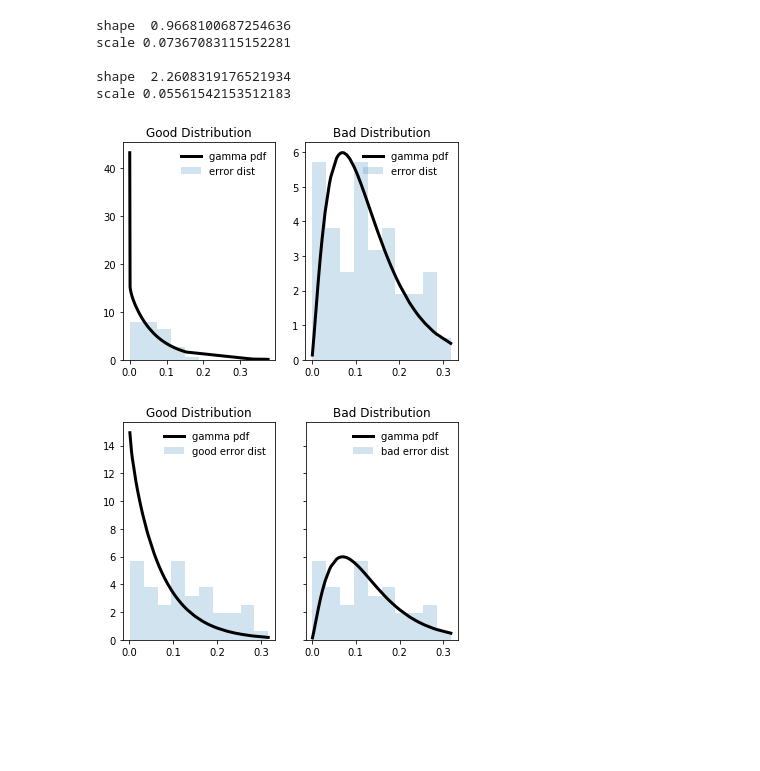
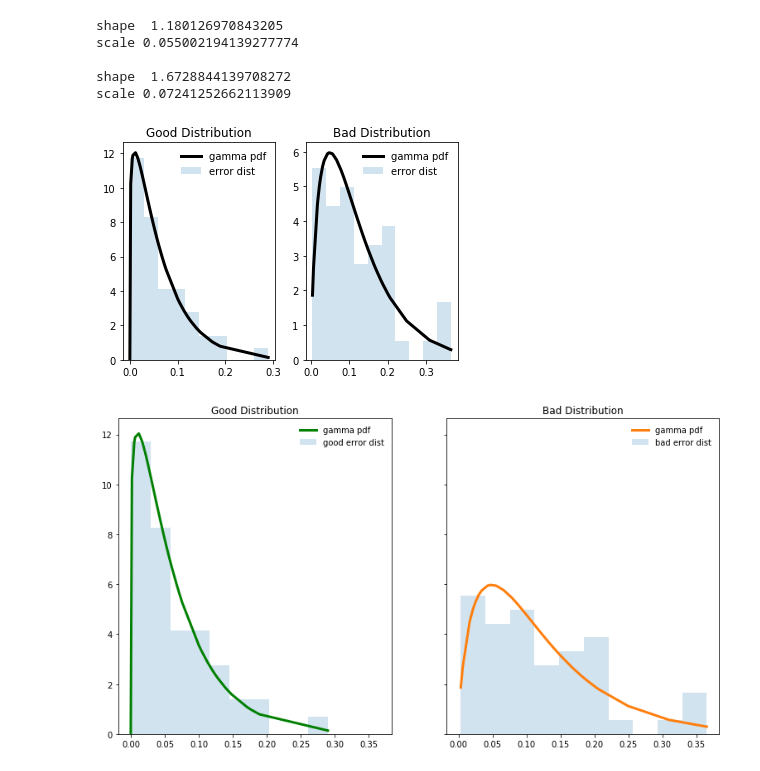
Before and after one commit to jimbo8399/optimal-stopping, a Jupyter notebook: jupyter_notebooks/LinReg with pi3.ipynb, the cells around one changed output. Cells and saved outputs as stored; diff of their text form; code cells hidden in the pictures; blank space fills up the shorter version.

Commit message:
changed plot labels and some changes to the playground notebooks

```diff
--- a/jupyter_notebooks/LinReg with pi3.ipynb
+++ b/jupyter_notebooks/LinReg with pi3.ipynb
@@ -19,7 +19,7 @@ print(len(bad_dist))
 # %%
 fig, (ax1, ax2) = plt.subplots(1, 2, sharey=False)
 
-x = sorted(good_dist)
+x = sorted(good_dist[:50])
 mean = np.mean(x)
 var = np.var(x)
 
@@ -40,7 +40,7 @@ ax1.ticklabel_format(style='plain')
 ax1.set_title("Good Distribution")
 
 
-x = sorted(bad_dist)
+x = sorted(bad_dist[:50])
 mean = np.mean(x)
 var = np.var(x)
 
@@ -62,30 +62,34 @@ ax2.set_title("Bad Distribution")
 
 plt.show()
 # %% [output]
-shape  0.9668100687254636
-scale 0.07367083115152281
+shape  1.180126970843205
+scale 0.055002194139277774
 
-shape  2.2608319176521934
-scale 0.05561542153512183
+shape  1.6728844139708272
+scale 0.07241252662113909
-[figure, old version]
+[figure, new version]
 # %%
-fig, (ax1, ax2) = plt.subplots(1, 2, sharex=True, sharey=True)
+fig, (ax1, ax2) = plt.subplots(1, 2, sharex=True, sharey=True, figsize=(13,7))
 
-ax1.plot(x, gamma.pdf(x,good_alpha, scale=good_scale), 'k-', lw=3, label='gamma pdf')
+x = sorted(good_dist[:50])
+ax1.plot(x, gamma.pdf(x,good_alpha, scale=good_scale), 'g-', lw=3, label='gamma pdf')
 
 ax1.hist(x, density=True, histtype='stepfilled', alpha=0.2, label = 'good error dist')
+# ax1.hist(x, density=True, alpha=0.2, label = 'good error dist')
 ax1.legend(loc='best', frameon=False)
 ax1.ticklabel_format(style='plain')
 ax1.set_title("Good Distribution")
 
-ax2.plot(x, gamma.pdf(x,bad_alpha, scale=bad_scale), 'k-', lw=3, label='gamma pdf')
+x = sorted(bad_dist[:50])
+ax2.plot(x, gamma.pdf(x,bad_alpha, scale=bad_scale), '-', lw=3, label='gamma pdf', color='tab:orange')
 
 ax2.hist(x, density=True, histtype='stepfilled', alpha=0.2, label = 'bad error dist')
+# ax2.hist(x, density=True, alpha=0.2, label = 'bad error dist')
 ax2.legend(loc='best', frameon=False)
 ax2.ticklabel_format(style='plain')
 ax2.set_title("Bad Distribution")
 
 plt.show()
 # %% [output]
-[figure, old version]
+[figure, new version]
 # %%
```
Also changed, not shown: parts of 2 cells of this notebook, 6 other files.
